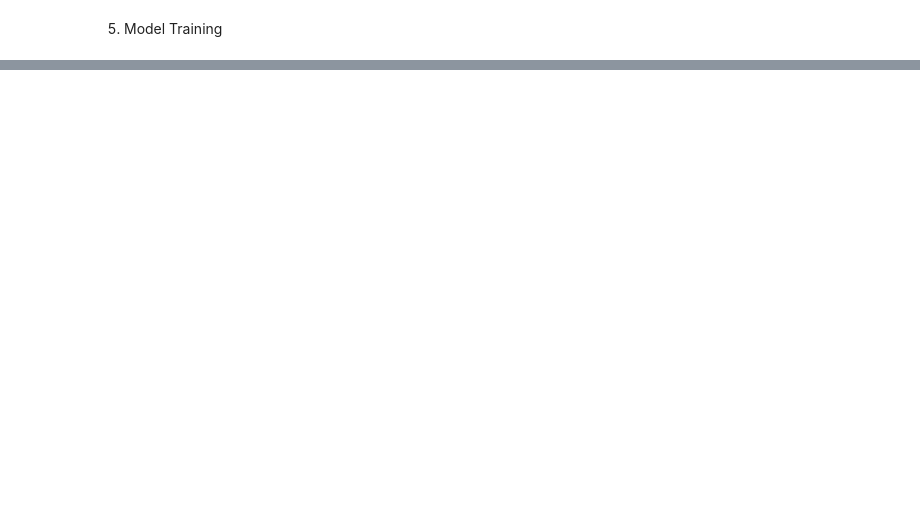
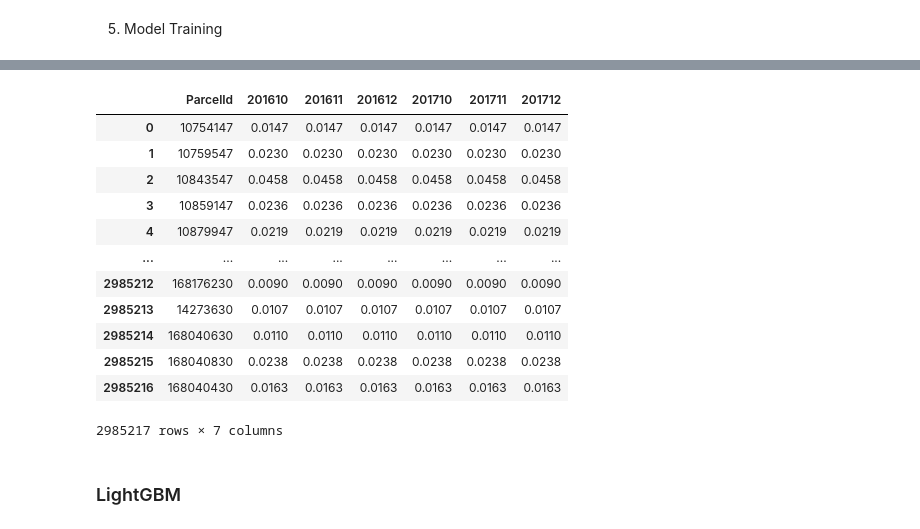
Before and after one commit to Kartikeya2001/CE4041-Machine-Learning, a Jupyter notebook: Chocka/CE4041_MLProject_Chocka.ipynb, the cells around one changed output, grey strips where cells are left out. Cells and saved outputs as stored; diff of their text form; code cells hidden in the pictures; blank space fills up the shorter version.

```diff
--- a/Chocka/CE4041_MLProject_Chocka.ipynb
+++ b/Chocka/CE4041_MLProject_Chocka.ipynb
@@ -367,0 +463,15 @@ X_test
+# %%
+additonal_test_columns_to_drop= ['propertycountylandusecode', 'propertyzoningdesc','garagecarcnt','ParcelId','airconditioningtypeid__12.0']
+def test_data_processing(df):
+  df = clean_data(df)
+  df = df.drop(columns_to_drop_test,axis=1)
+  df = one_hot_encoding(df)
+  df = df.drop(neg_cor,axis=1)
+  #print(df.columns)
+  df = df.drop(additonal_test_columns_to_drop,axis=1)
+  df = replace_nan(df)
+
+  return df
+# %%
+basic_test_df = test_data_processing(original_test_df)
+basic_test_df
@@ -367,0 +499,17 @@ X_test
+# %%
+Prediction_Dates = {'201610':'2016-10-01','201611':'2016-11-01','201612':'2016-12-01','201710':'2017-10-01','201711':'2017-11-01','201712':'2017-12-01'}
+prediction_list = []
+catBoost_models_sample_submission_data = sample_submission_data.copy()
+for key,val in Prediction_Dates.items():
+  print(key,val)
+  test_df = basic_test_df.copy()
+  test_df['transactiondate'] = pd.Timestamp(val)
+  test_df = transform_date(test_df)
+  #predictions = model4.predict(test_df)
+  #predictions2 = model7.predict(test_df)
+  for i in catBoost_models:
+    print(catBoost_models.index(i))
+    prediction = i.predict(test_df)
+    prediction_list.append(prediction)
+  predictions = (prediction_list[0]+prediction_list[1]+prediction_list[2]+prediction_list[3]+prediction_list[4])/5
+  catBoost_models_sample_submission_data[key] = [float(format(x, '.4f')) for x in predictions]
@@ -367,0 +534,16 @@ X_test
+# %%
+catBoost_models_sample_submission_data
+# %% [output]
+|  | ParcelId | 201610 | 201611 | 201612 | 201710 | 201711 | 201712 |
+| 0 | 10754147 | 0.0147 | 0.0147 | 0.0147 | 0.0147 | 0.0147 | 0.0147 |
+| 1 | 10759547 | 0.0230 | 0.0230 | 0.0230 | 0.0230 | 0.0230 | 0.0230 |
+| 2 | 10843547 | 0.0458 | 0.0458 | 0.0458 | 0.0458 | 0.0458 | 0.0458 |
+| 3 | 10859147 | 0.0236 | 0.0236 | 0.0236 | 0.0236 | 0.0236 | 0.0236 |
+| 4 | 10879947 | 0.0219 | 0.0219 | 0.0219 | 0.0219 | 0.0219 | 0.0219 |
+| ... | ... | ... | ... | ... | ... | ... | ... |
+| 2985212 | 168176230 | 0.0090 | 0.0090 | 0.0090 | 0.0090 | 0.0090 | 0.0090 |
+| 2985213 | 14273630 | 0.0107 | 0.0107 | 0.0107 | 0.0107 | 0.0107 | 0.0107 |
+| 2985214 | 168040630 | 0.0110 | 0.0110 | 0.0110 | 0.0110 | 0.0110 | 0.0110 |
+| 2985215 | 168040830 | 0.0238 | 0.0238 | 0.0238 | 0.0238 | 0.0238 | 0.0238 |
+| 2985216 | 168040430 | 0.0163 | 0.0163 | 0.0163 | 0.0163 | 0.0163 | 0.0163 |
+2985217 rows × 7 columns
@@ -367,0 +554,2 @@ X_test
+# %% [markdown]
+### LightGBM
```
Also changed, not shown: parts of 72 cells of this notebook.
